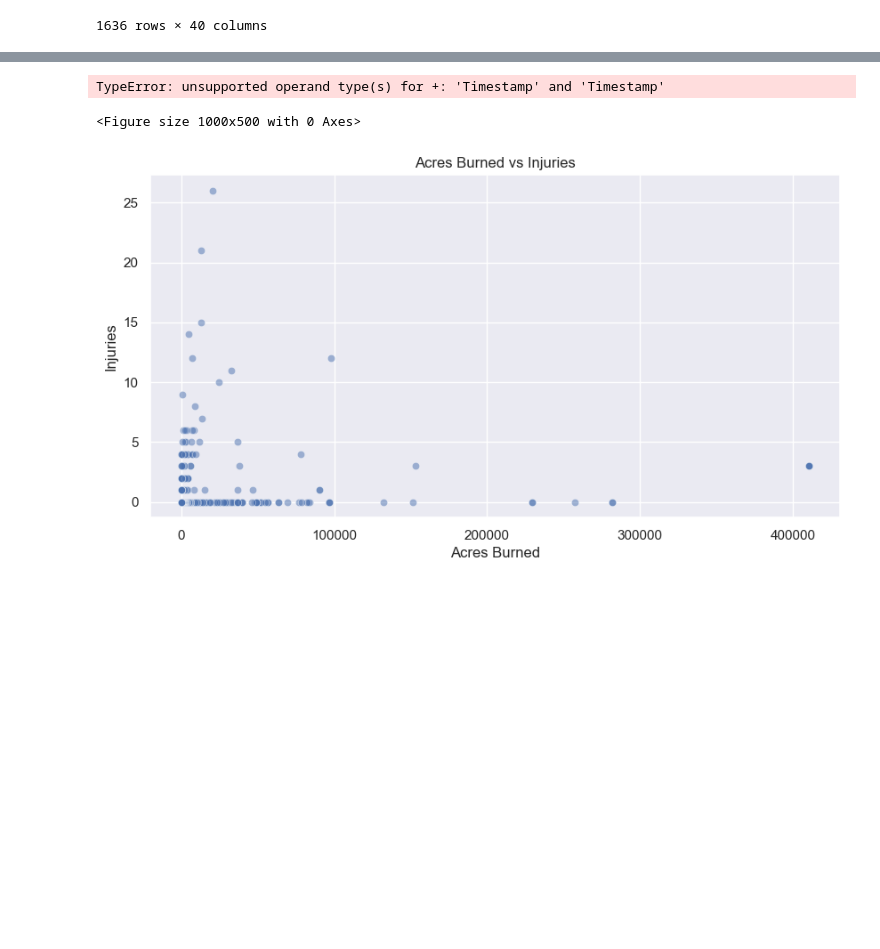
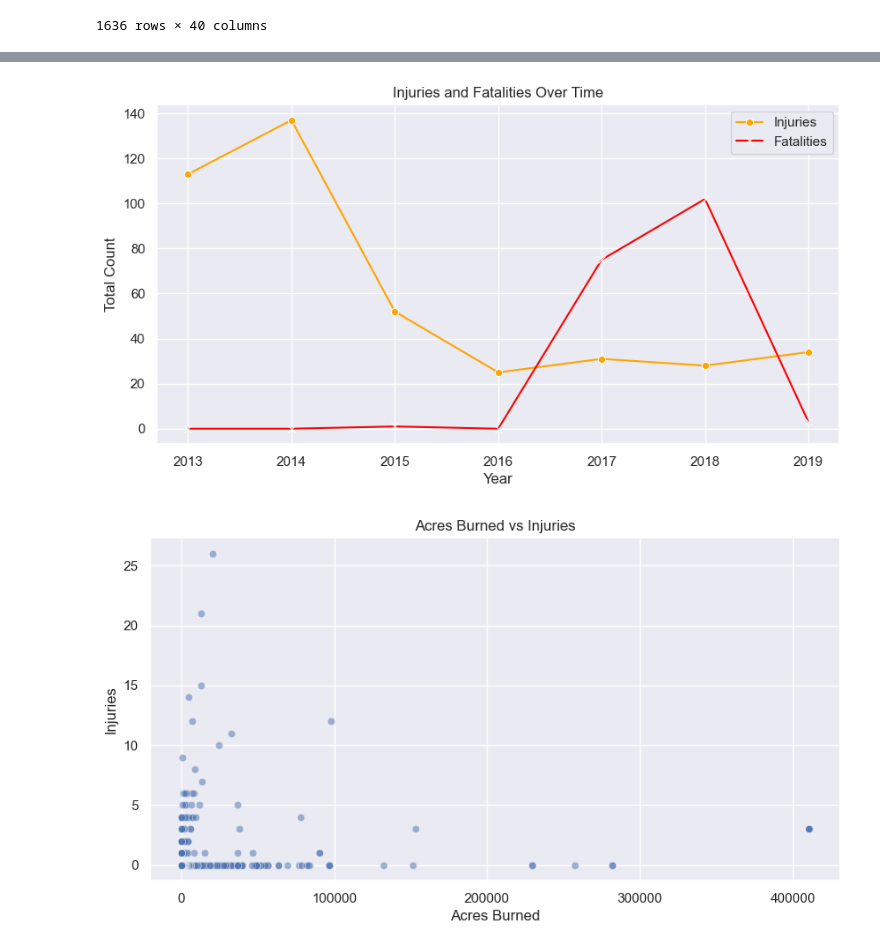
Before and after one commit to estortega/project_1, a Jupyter notebook: Denis_wild_fires_project_week_1.ipynb, the cells around one changed output, grey strips where cells are left out. Cells and saved outputs as stored; diff of their text form; code cells hidden in the pictures; blank space fills up the shorter version.

```diff
--- a/Denis_wild_fires_project_week_1.ipynb
+++ b/Denis_wild_fires_project_week_1.ipynb
@@ -87,16 +89,15 @@ TypeError: unsupported operand type(s) for +: 'Timestamp' and 'Timestamp'
 # %%
 # Plot 2: Injuries and Fatalities over Time
 plt.figure(figsize=(10,5))
-sns.lineplot(data=calfire.groupby('YearStarted', as_index=False).sum(), x='YearStarted', y='Injuries', label='Injuries', marker='o', color='orange')
-sns.lineplot(data=calfire.groupby('YearStarted', as_index=False).sum(), x='YearStarted', y='Fatalities', label='Fatalities', marker='x', color='red')
+sns.lineplot(data=calfire_grouped, x='YearStarted', y='Injuries', label='Injuries', marker='o', color='orange')
+sns.lineplot(data=calfire_grouped, x='YearStarted', y='Fatalities', label='Fatalities', marker='x', color='red')
 plt.title('Injuries and Fatalities Over Time')
 plt.xlabel('Year')
 plt.ylabel('Total Count')
 plt.legend()
 plt.show()
 # %% [output]
-TypeError: unsupported operand type(s) for +: 'Timestamp' and 'Timestamp'
-<Figure size 1000x500 with 0 Axes>
+[figure, added]
 # %%
 # Plot 3: Acres Burned vs Injuries (Scatter)
 plt.figure(figsize=(10,5))
```
Also changed, not shown: parts of 2 cells of this notebook.
